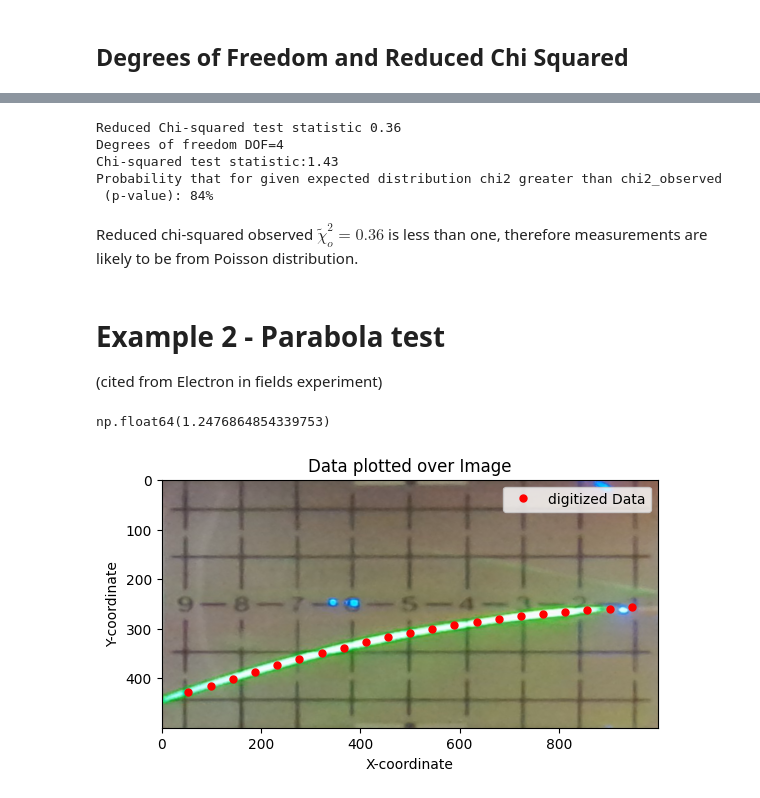
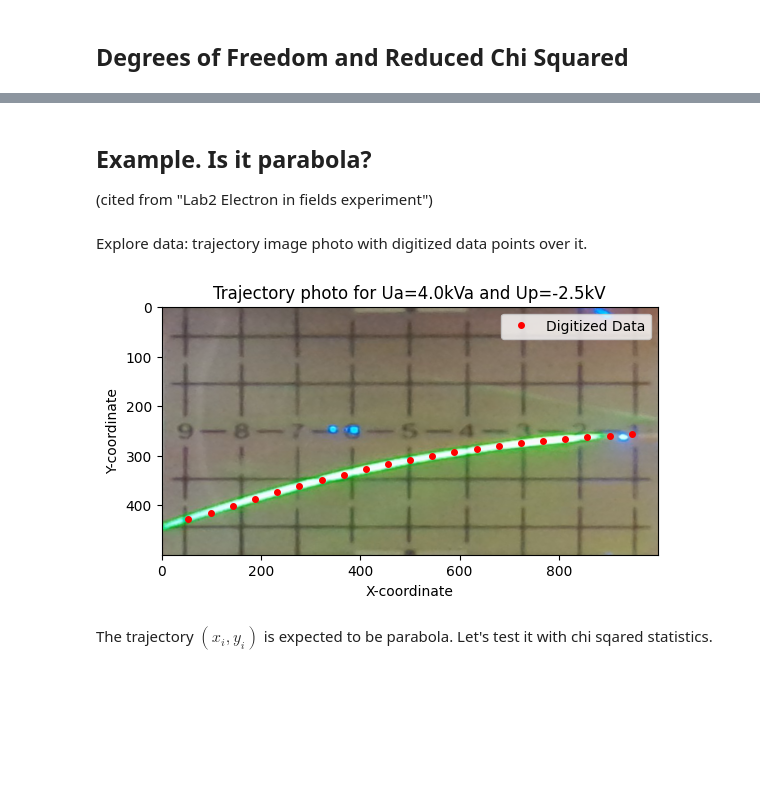
Before and after one commit to tphlabs/python_workshop, a Jupyter notebook: Chi_Sqaured_Test.ipynb, the cells around one changed output, grey strips where cells are left out. Drawn from its saved outputs; the diff is of its cells as text; code cells hidden in the pictures; blank space fills up the shorter version.

```diff
--- a/Chi_Sqaured_Test.ipynb
+++ b/Chi_Sqaured_Test.ipynb
@@ -133,33 +148,10 @@ Bin 5     observed    11    expected  12.1
-# %%
-  chi2_observed = np.sum((observed - expected)**2 / expected)
-  DOF = n - 2 # degrees of freedom (two constraints - one for number of bins, other for calculating mu)
-  print(f'Reduced Chi-squared test statistic {chi2_observed/DOF:.2f}')
-  print(f'Degrees of freedom {DOF=}')
-  p_value = chi2.sf(chi2_observed, DOF)
-  print(f'Chi-squared test statistic:{chi2_observed:.2f}')
-  print(f'Probability that for given expected distribution chi2 greater than chi2_observed\n (p-value): {p_value*100:.0f}%')
-# %% [output]
-Reduced Chi-squared test statistic 0.36
-Degrees of freedom DOF=4
-Chi-squared test statistic:1.43
-Probability that for given expected distribution chi2 greater than chi2_observed
- (p-value): 84%
-# %% [markdown]
-Reduced chi-squared observed $\tilde \chi^2_o=0.36$ is less than one, therefore measurements are likely to be from Poisson distribution.
 # %% [markdown]
-# Example 2 - Parabola test
+## Example. Is it parabola?
 
-(cited from Electron in fields experiment)
+(cited from "Lab2 Electron in fields experiment")
-# %%
-chi2_observed / DOF
-# %% [output]
-np.float64(1.2476864854339753)
+# %% [markdown]
+Explore data: trajectory image photo with digitized data points over it.
 # %%
-# prompt: get image from url and plot data over it
-
-from skimage import io
-import matplotlib.pyplot as plt
-
 # URL of the image
 image_url = 'https://github.com/tphlabs/data/blob/21c585f0f7bb13ff9063ba2728d934fd86560266/Lab2_EF/CollectData/083%20Ua%204.0%20Up%20-2.5%20I%200.000.png?raw=true'
 data = '''
@@ -182,34 +174,37 @@ data = '''
 	2.984	-0.261
 	2.582	-0.214
 	2.18	-0.171
 	1.778	-0.132
 	1.376	-0.096
 	0.973	-0.063
 '''
 x, y = np.genfromtxt(data.splitlines(), skip_header=1, dtype=float).T
 
 # Read the image from the URL
 image = io.imread(image_url)
 
 # Display the image
 plt.imshow(image)
 
+# scale to fit image
 xright, xleft = 0.5, 9.5
 ytop, ybottom = -2.6, 2.6
 x_coord = 1000 - (xright - x) / (xright - xleft) * 1000
 y_coord = (y - ybottom) / (ytop - ybottom)*500
 
 # Plot the data over the image
-plt.plot(x_coord, y_coord, 'ro', markersize=5, label='Digitized Data')
+plt.plot(x_coord, y_coord, 'ro', markersize=4, label='Digitized Data')
 
 # Add labels and title
 plt.xlabel('X-coordinate')
 plt.ylabel('Y-coordinate')
-plt.title('Data plotted over Image')
+plt.title('Trajectory photo for Ua=4.0kVa and Up=-2.5kV')
 plt.legend()
 
 # Show the plot
 plt.show()
 # %% [output]
-[figure, old version]
+[figure, new version]
+# %% [markdown]
+The trajectory $(x_i, y_i)$ is expected to be parabola. Let's test it with chi sqared statistics.
 # %%
```
Also changed, not shown: parts of 19 cells of this notebook.
